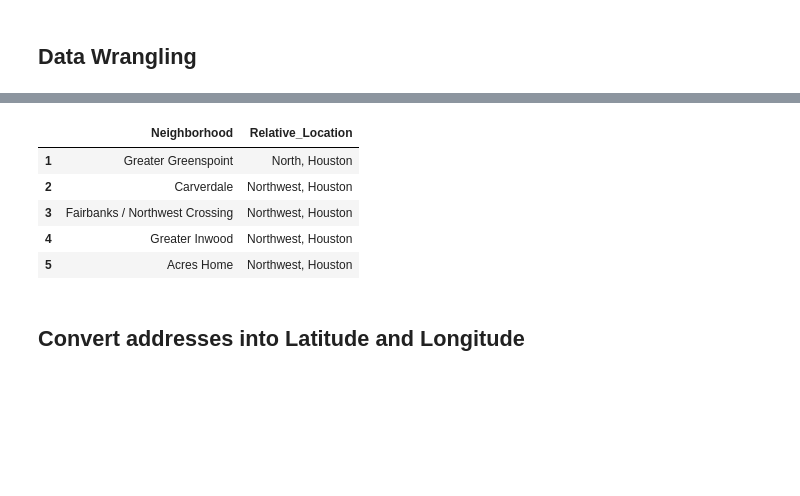
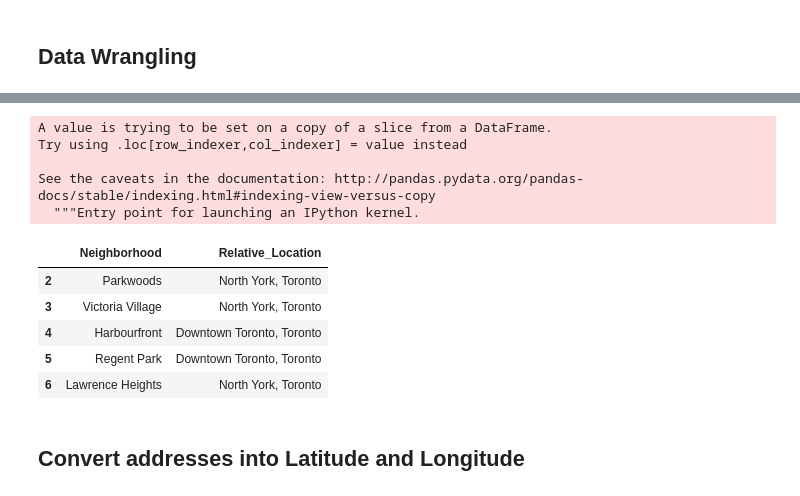
Before and after one commit to shohraafaque/Coursera_Capstone, a Jupyter notebook: Toronto - The Battle of Neighborhoods/Week 1/Battle of Neighbors Toronto.ipynb, the cells around one changed output, grey strips where cells are left out. Saved outputs shown, nothing was run; the diff lists cells and outputs as text; code cells hidden in the pictures; blank space fills up the shorter version.

```diff
--- a/Toronto - The Battle of Neighborhoods/Week 1/Battle of Neighbors Toronto.ipynb
+++ b/Toronto - The Battle of Neighborhoods/Week 1/Battle of Neighbors Toronto.ipynb
@@ -34,0 +9,13 @@ houston_data.head()
+# %%
+headings = ['Postcode', 'Borough', 'Neighbourhood']
+tables_in_wiki = pd.read_html('https://en.wikipedia.org/wiki/List_of_postal_codes_of_Canada:_M', header=0)
+
+toronto_fsa_table = []
+for each_table in tables_in_wiki:
+    current_headings = each_table.columns.values[:3]
+    if current_headings.tolist()==headings:
+        toronto_fsa_table = each_table
+
+# print("Shape of Toronto FSA dataframe is " + str(toronto_fsa_table.shape))
+toronto_fsa_table = toronto_fsa_table[toronto_fsa_table['Neighbourhood'] != 'Not assigned']
+toronto_fsa_table.head()
@@ -40,0 +35,6 @@ houston_data.columns = ['Neighborhood', 'Relative_Location']
+# %%
+toronto_fsa_table.head()
+toronto_fsa_table.drop(columns=['Postcode'], inplace=True)
+
+print(toronto_fsa_table.columns)
+toronto_fsa_table.columns = ['Relative_Location', 'Neighborhood']
@@ -41,11 +47,17 @@ houston_data.columns = ['Neighborhood', 'Relative_Location']
 # %%
-houston_data['Relative_Location'] = houston_data['Relative_Location'].apply(lambda x: x+', Houston')
-houston_data.head()
+toronto_fsa_table['Relative_Location'] = toronto_fsa_table['Relative_Location'].apply(lambda x: x+', Toronto')
+toronto_fsa_table = toronto_fsa_table[['Neighborhood','Relative_Location']]
+toronto_fsa_table.head()
 # %% [output]
+A value is trying to be set on a copy of a slice from a DataFrame.
+Try using .loc[row_indexer,col_indexer] = value instead
+
+See the caveats in the documentation: http://pandas.pydata.org/pandas-docs/stable/indexing.html#indexing-view-versus-copy
+  """Entry point for launching an IPython kernel.
 |  | Neighborhood | Relative_Location |
-| 1 | Greater Greenspoint | North, Houston |
-| 2 | Carverdale | Northwest, Houston |
-| 3 | Fairbanks / Northwest Crossing | Northwest, Houston |
-| 4 | Greater Inwood | Northwest, Houston |
-| 5 | Acres Home | Northwest, Houston |
+| 2 | Parkwoods | North York, Toronto |
+| 3 | Victoria Village | North York, Toronto |
+| 4 | Harbourfront | Downtown Toronto, Toronto |
+| 5 | Regent Park | Downtown Toronto, Toronto |
+| 6 | Lawrence Heights | North York, Toronto |
 # %%
```
Also changed, not shown: parts of 42 cells of this notebook.
